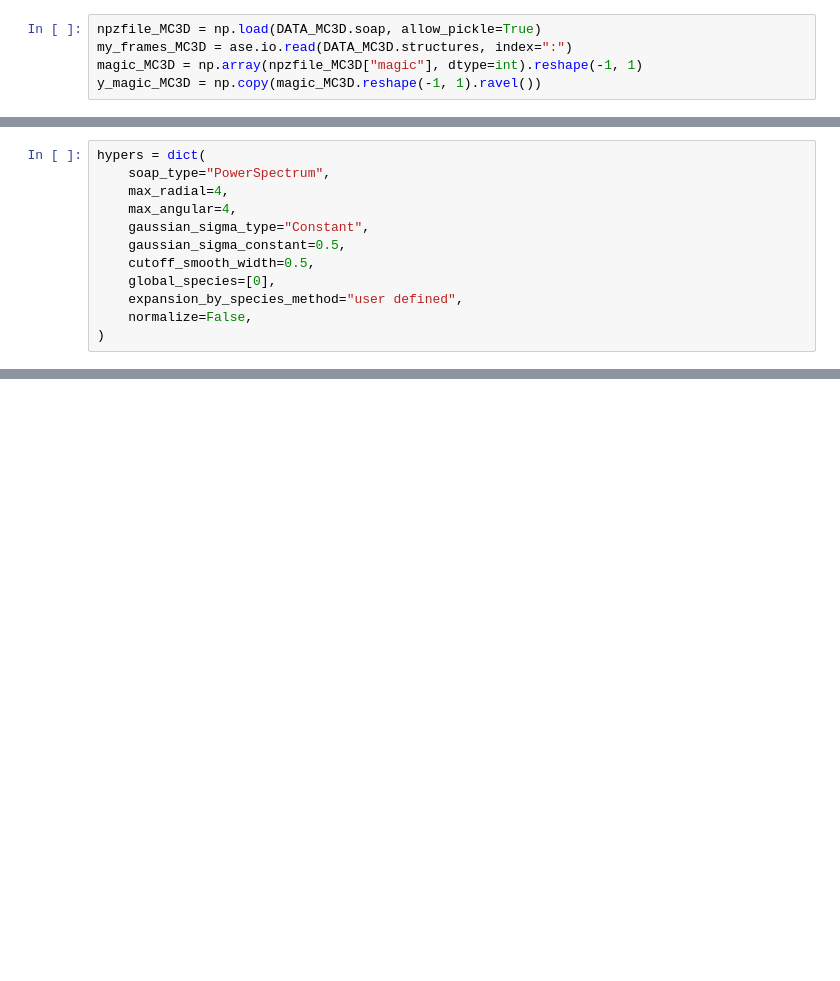
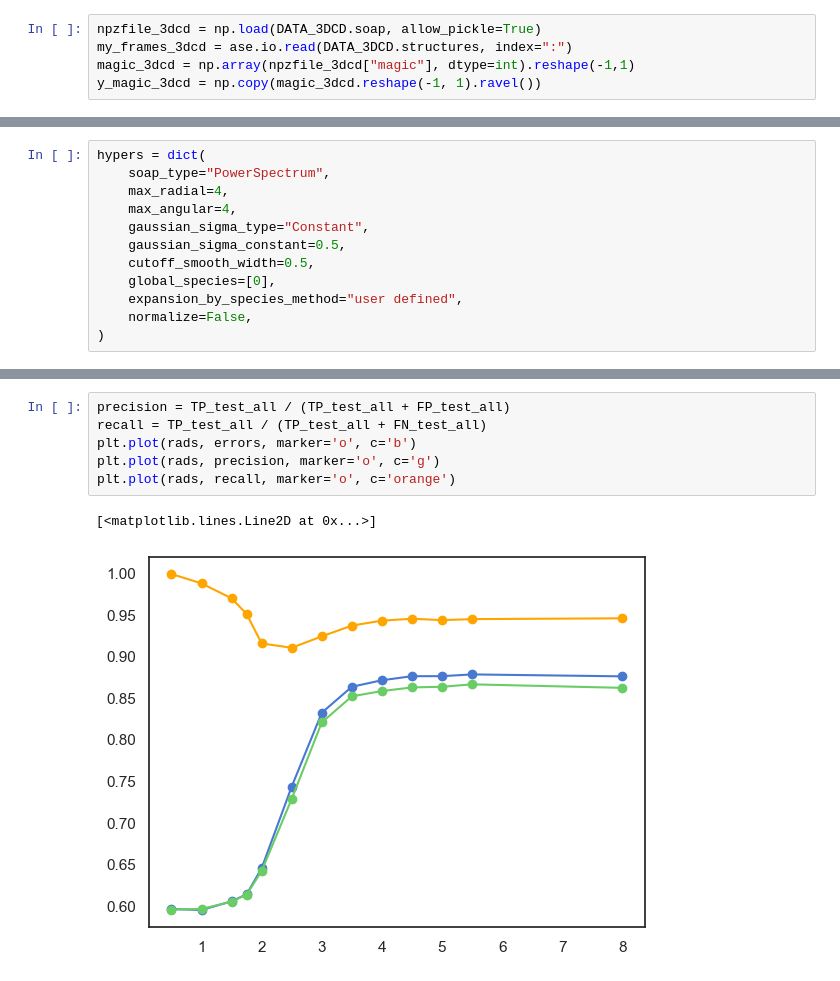
Before and after one commit to epfl-theos/r4-project, a Jupyter notebook: src/4.Classification_RF_species-invariant.ipynb, the cells around one changed output, grey strips where cells are left out. Drawn from its saved outputs; the diff is of its cells as text; blank space fills up the shorter version.

```diff
--- a/src/4.Classification_RF_species-invariant.ipynb
+++ b/src/4.Classification_RF_species-invariant.ipynb
@@ -22,8 +27,8 @@ mixing = 0.5  # beta parameter for pcvor
 # %%
-npzfile_MC3D = np.load(DATA_MC3D.soap, allow_pickle=True)
-my_frames_MC3D = ase.io.read(DATA_MC3D.structures, index=":")
-magic_MC3D = np.array(npzfile_MC3D["magic"], dtype=int).reshape(-1, 1)
-y_magic_MC3D = np.copy(magic_MC3D.reshape(-1, 1).ravel())
+npzfile_3dcd = np.load(DATA_3DCD.soap, allow_pickle=True)
+my_frames_3dcd = ase.io.read(DATA_3DCD.structures, index=":")
+magic_3dcd = np.array(npzfile_3dcd["magic"], dtype=int).reshape(-1,1)
+y_magic_3dcd = np.copy(magic_3dcd.reshape(-1, 1).ravel())
 # %%
 npzfile_mp = np.load(DATA_MP.soap, allow_pickle=True)
 my_frames_mp = ase.io.read(DATA_MP.structures, index=":")
@@ -153,3 +142,12 @@ plt.plot(rads, errors, marker="o")
+# %%
+precision = TP_test_all / (TP_test_all + FP_test_all)
+recall = TP_test_all / (TP_test_all + FN_test_all)
+plt.plot(rads, errors, marker='o', c='b')
+plt.plot(rads, precision, marker='o', c='g')
+plt.plot(rads, recall, marker='o', c='orange')
+# %% [output]
+[<matplotlib.lines.Line2D at 0x...>]
+[figure, added]
 # %%
 from sklearn.decomposition import PCA
 
```
Also changed, not shown: parts of 15 cells of this notebook.
